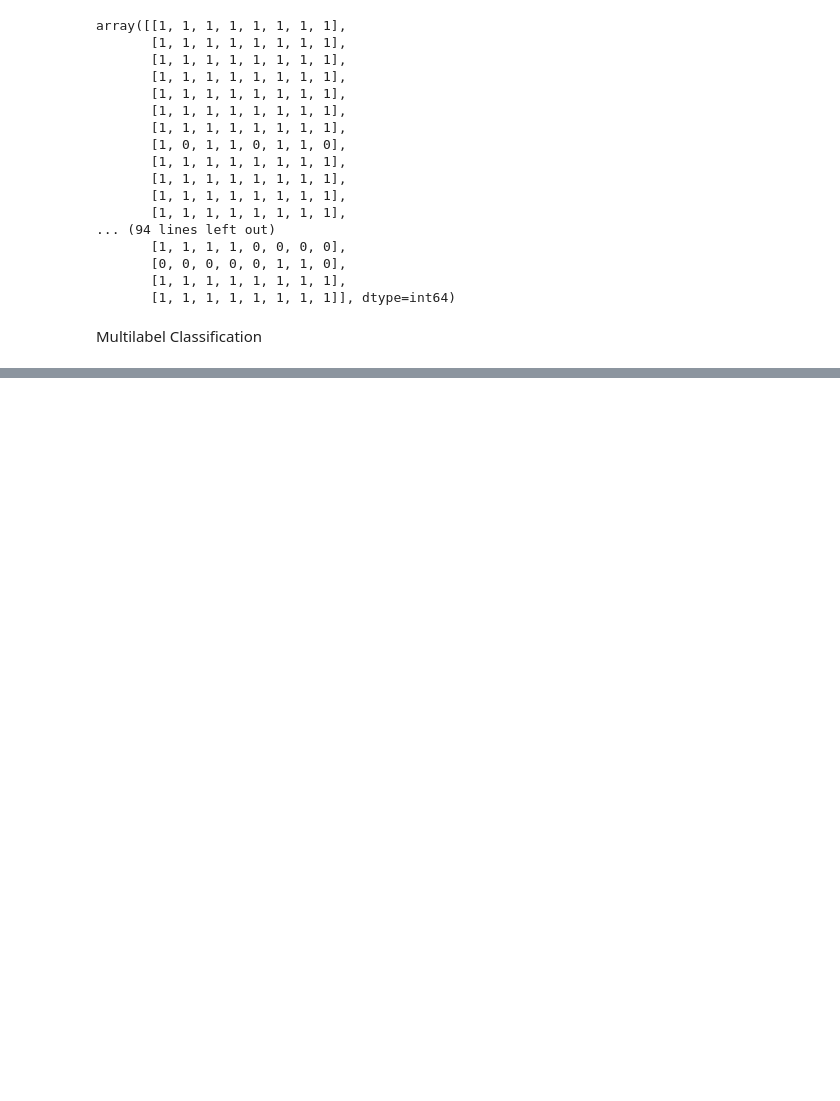
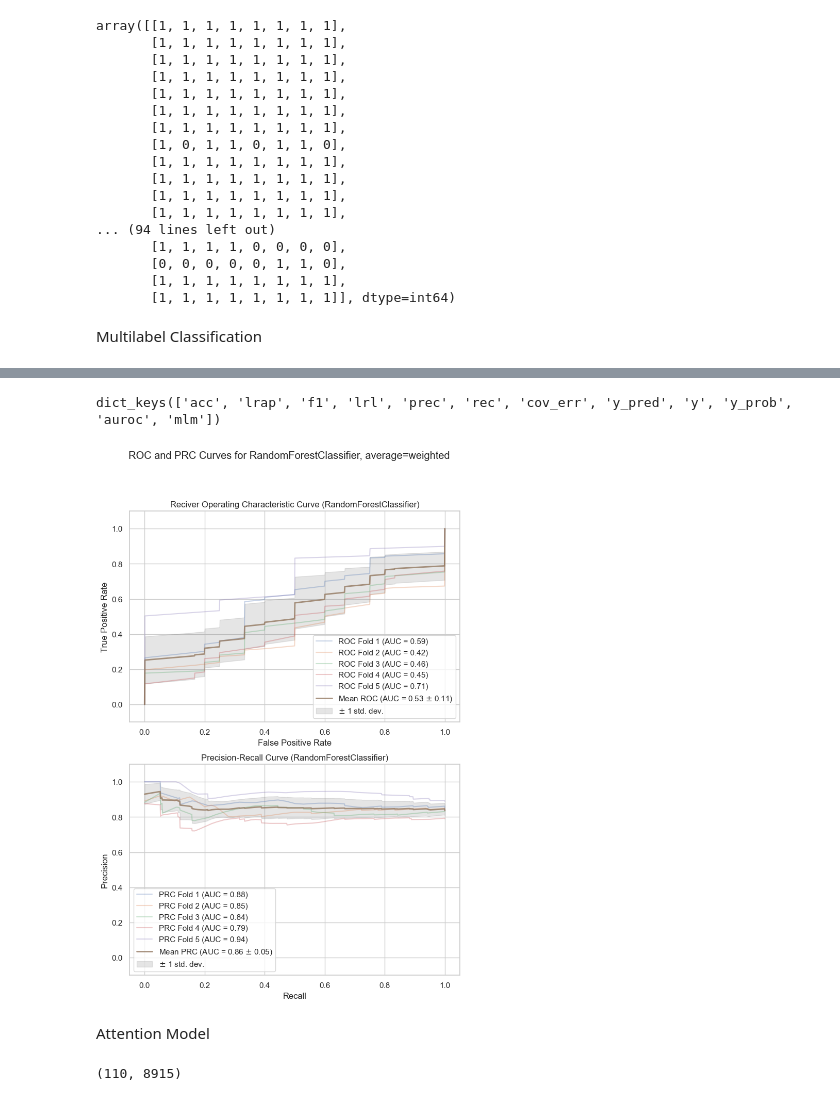
Before and after one commit to jurgen-tan-git/AAI3003_Project, a Jupyter notebook: tf_idf.ipynb, the cells around one changed output, grey strips where cells are left out. Cells and saved outputs as stored; diff of their text form; code cells hidden in the pictures; blank space fills up the shorter version.

Commit message:
wip: tf-idf dl model, feat: include MLP and decision tree models

```diff
--- a/tf_idf.ipynb
+++ b/tf_idf.ipynb
@@ -44,7 +30,7 @@ X.shape
 # %% [output]
 (110, 8915)
 # %%
-y = df[df.columns[2:]].to_numpy()
+y = df[df.columns[2:-1]].to_numpy()
 # %%
 y
 # %% [output]
@@ -99,7 +90,8 @@ def train_and_eval(
     print(f"Model type: {model_class.__name__}")
 
     # Initialize lists to store metrics
-    accs, lraps, f1s, lrls, precs, recs, cov_errs, aurocs = (
+    accs, lraps, f1s, lrls, precs, recs, cov_errs, aurocs, godbole_accs = (
+        [],
         [],
         [],
         [],
@@ -122,11 +114,14 @@ def train_and_eval(
 
         # Retrieve the predicted probabilities and labels
         y_prob = np.array(model.predict_proba(X_test))
-        y_prob = y_prob[:, :, 1].reshape(len(y_test), -1)
+        if not model_class.__name__ == "MLPClassifier":
+            y_prob = y_prob[:, :, 1].reshape(len(y_test), -1)
         y_pred = model.predict(X_test)
 
         # Calculate metrics
         acc = accuracy_score(y_test, y_pred)
+        godbole_acc = godbole_accuracy(y_test, y_pred, "macro")
+        godbole_chance_acc = godbole_accuracy(y_test, np.ones_like(y_test), "macro")
         cov_error = coverage_error(y_test, y_prob)
         f1 = f1_score(y_test, y_pred, average="micro")
         lrap = label_ranking_average_precision_score(y_test, y_prob)
@@ -139,6 +134,7 @@ def train_and_eval(
 
         # Append metrics to lists
         accs.append(acc)
+        godbole_accs.append(godbole_acc)
         lraps.append(lrap)
         f1s.append(f1)
         lrls.append(lrl)
@@ -154,6 +150,7 @@ def train_and_eval(
         print(f"Fold: {i + 1}")
         print(
             f"acc: {acc:.4f}",
+            f"godbole_acc: {godbole_acc:.4f} / {godbole_chance_acc:.4f} (chance)",
             f"lrap: {lrap:.4f} / {ap_chance_level:.4f} (chance)",
             f"f1: {f1:.4f}",
             f"lrl: {lrl:.4f}",
@@ -168,6 +165,7 @@ def train_and_eval(
     # Return metrics as a dictionary
     return {
         "acc": accs,
+        "godbole_accs": godbole_accs,
         "lrap": lraps,
         "f1": f1s,
         "lrl": lrls,
@@ -175,14 +173,14 @@ def train_and_eval(
         "rec": recs,
         "cov_err": cov_errs,
         "y_pred": y_preds,
-        "y_test": y_tests,
+        "y": y_tests,
         "y_prob": y_probs,
         "auroc": aurocs,
         "mlm": mlm,
     }
 # %%
 results = {}
-for model in [RandomForestClassifier, KNeighborsClassifier]:
+for model in [RandomForestClassifier, KNeighborsClassifier, DecisionTreeClassifier, MLPClassifier]:
     res = train_and_eval(mskf, model, X, y)
     results[model.__name__]= res
 
@@ -192,6 +190,7 @@ for model, res in results.items():
     print(f"model: {model}")
     print(
         f"acc: {np.mean(res['acc']):.4f} +/- {np.std(res['acc']):.4f}",
+        f"godbole_acc: {np.mean(res['godbole_accs']):.4f} +/- {np.std(res['godbole_accs']):.4f} / {godbole_accuracy(y, np.ones_like(y), "macro"):.4f} (chance level)",
         f"lrap: {np.mean(res['lrap']):.4f} +/- {np.std(res["lrap"]):.4f} / {y.sum() / y.size:.4f} (chance level)",
         f"f1: {np.mean(res['f1']):.4f} +/- {np.std(res['f1']):.4f}",
         f"lrl: {np.mean(res['lrl']):.4f} +/- {np.std(res['lrl']):.4f}",
@@ -226,0 +273,24 @@ Best model: RandomForestClassifier, F1: 0.9053
+# %%
+print(best_model[1].keys())
+# %% [output]
+dict_keys(['acc', 'lrap', 'f1', 'lrl', 'prec', 'rec', 'cov_err', 'y_pred', 'y', 'y_prob', 'auroc', 'mlm'])
+# %%
+best_model_outputs = []
+for i in range(NUM_FOLDS):
+    results = {
+        "y_pred": best_model[1]["y_pred"][i],
+        "y_prob": best_model[1]["y_prob"][i],
+        "y": best_model[1]["y"][i],
+    }
+    best_model_outputs.append(results)
+# %%
+k_fold_roc_curve(
+    best_model_outputs,
+    best_model[0],
+    len(df.columns[2:-1]),
+    "weighted",
+)
+# %% [output]
+[figure, added]
+# %% [markdown]
+Attention Model
@@ -226,0 +306,4 @@ Best model: RandomForestClassifier, F1: 0.9053
+# %%
+X.shape
+# %% [output]
+(110, 8915)
```
Also changed, not shown: parts of 12 cells of this notebook, 4 other files.
